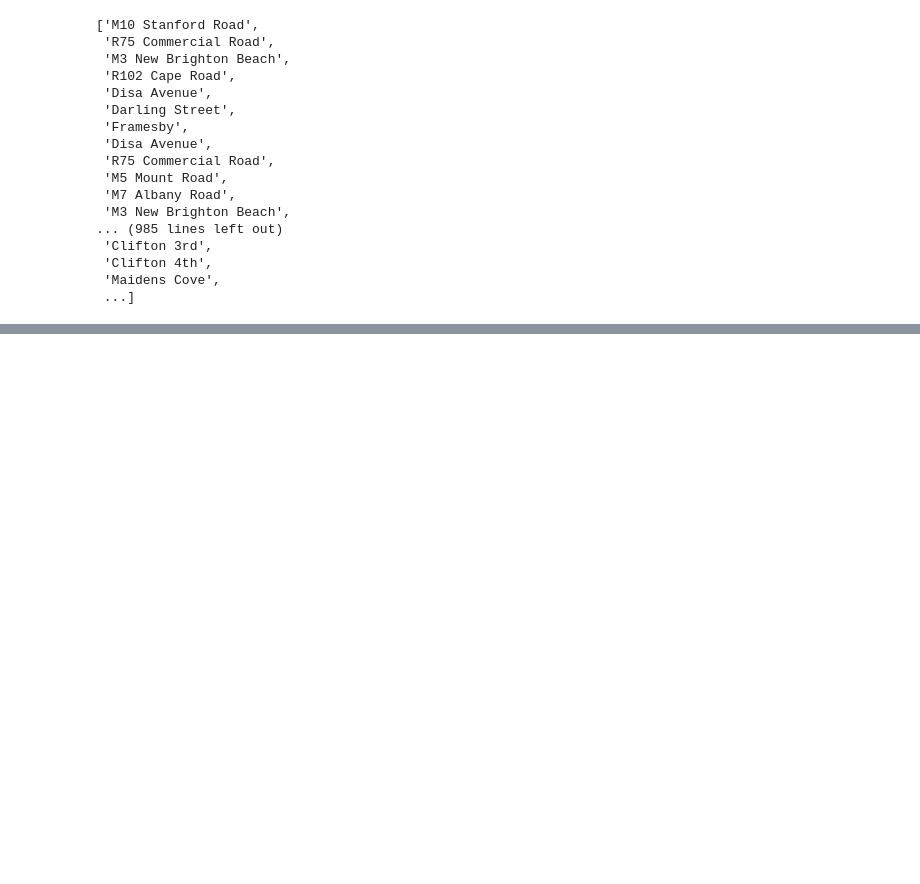
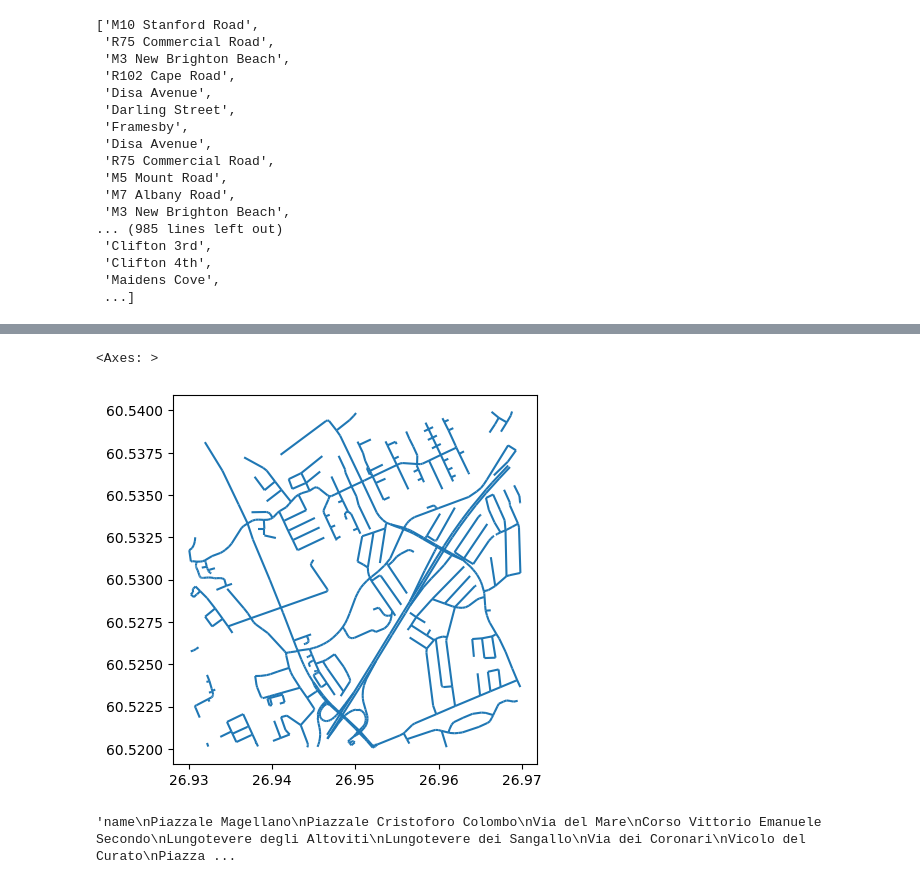
Before and after one commit to Emily-RoseSteyn/south-africa-street-history-mapping, a Jupyter notebook: notebooks/geofabrik-sandbox.ipynb, the cells around one changed output, grey strips where cells are left out. Saved outputs shown, nothing was run; the diff lists cells and outputs as text; code cells hidden in the pictures; blank space fills up the shorter version.

Commit message:
Add pyrosm and then using overpass api to get streets

```diff
--- a/notebooks/geofabrik-sandbox.ipynb
+++ b/notebooks/geofabrik-sandbox.ipynb
@@ -162,0 +165,16 @@ h.streets
+# %%
+from pyrosm import OSM
+from pyrosm import get_data
+
+# Pyrosm comes with a couple of test datasets
+# that can be used straight away without
+# downloading anything
+fp = get_data("test_pbf")
+# %%
+# Initialize the OSM parser object
+osm = OSM(fp)
+# %%
+# Read all drivable roads
+# =======================
+drive_net = osm.get_network(network_type="driving")
+drive_net
@@ -162,0 +205,5 @@ h.streets
+# %%
+drive_net.plot()
+# %% [output]
+<Axes: >
+[figure, added]
@@ -162,0 +227,4 @@ h.streets
+# %%
+response.text
+# %% [output]
+'name\nPiazzale Magellano\nPiazzale Cristoforo Colombo\nVia del Mare\nCorso Vittorio Emanuele Secondo\nLungotevere degli Altoviti\nLungotevere dei Sangallo\nVia dei Coronari\nVicolo del Curato\nPiazza ...
```
Also changed, not shown: parts of 9 cells of this notebook, 2 other files.
